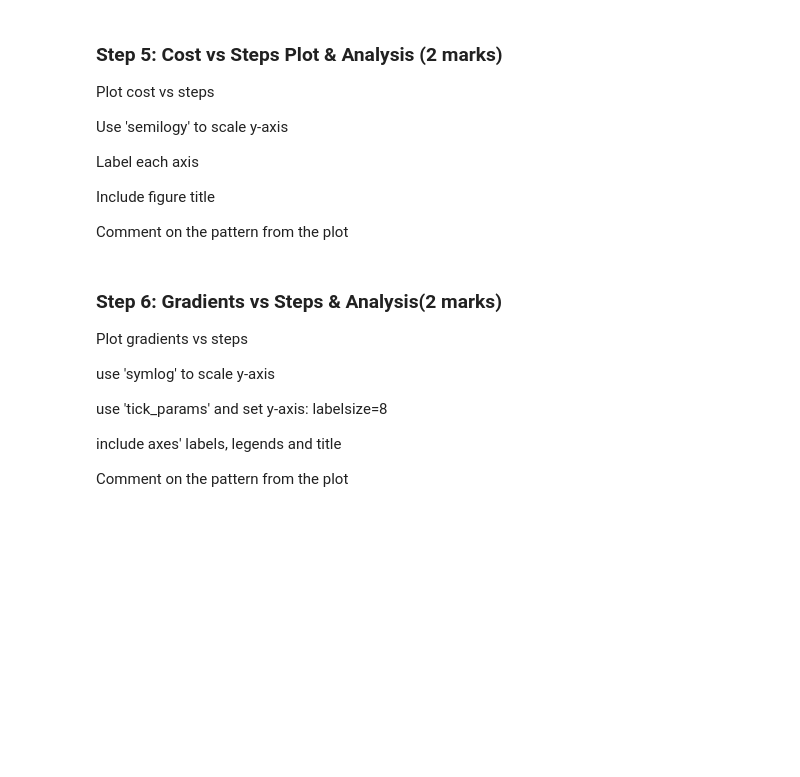
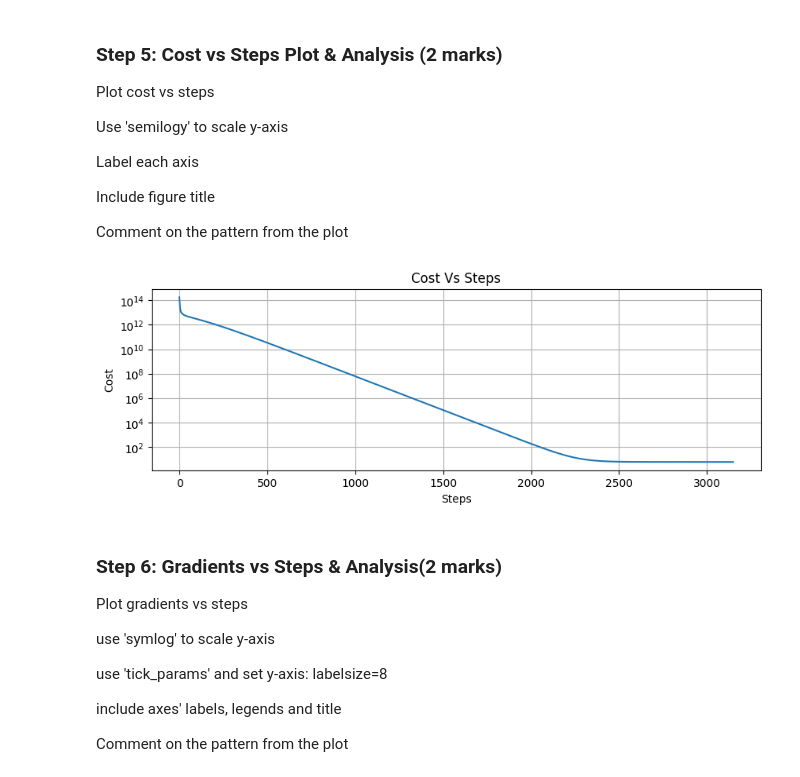
Before and after one commit to paul-dobre/engg680_2024_fall, a Jupyter notebook: Lab_Assignment3/Assignment3.ipynb, the cells around one changed output. Saved outputs shown, nothing was run; the diff lists cells and outputs as text; code cells hidden in the pictures; blank space fills up the shorter version.

```diff
--- a/Lab_Assignment3/Assignment3.ipynb
+++ b/Lab_Assignment3/Assignment3.ipynb
@@ -246,12 +271,19 @@ Comment on the pattern from the plot
 # %%
 fig , ax = plt.subplots(nrows=1,ncols=1, figsize=(10,3))
 # ...
+ax.semilogy(arr_cost)
+ax.set_xlabel("Steps")
+ax.set_ylabel("Cost")
+ax.set_title("Cost Vs Steps")
 ax.grid(True)
-fig.tight_layout()
+#fig.tight_layout()
 plt.show()
 
 # Comment on the pattern
-# ...
+# As the training progresses, the loss decreases significantly during the initial epochs, followed by a smoother decline.
+# The downward trend stabilizes around 2250 epochs.
+# %% [output]
+[figure, added]
 # %% [markdown]
 ### Step 6: Gradients vs Steps & Analysis(2 marks)
 Plot gradients vs steps
```
Also changed, not shown: parts of 16 cells of this notebook.
